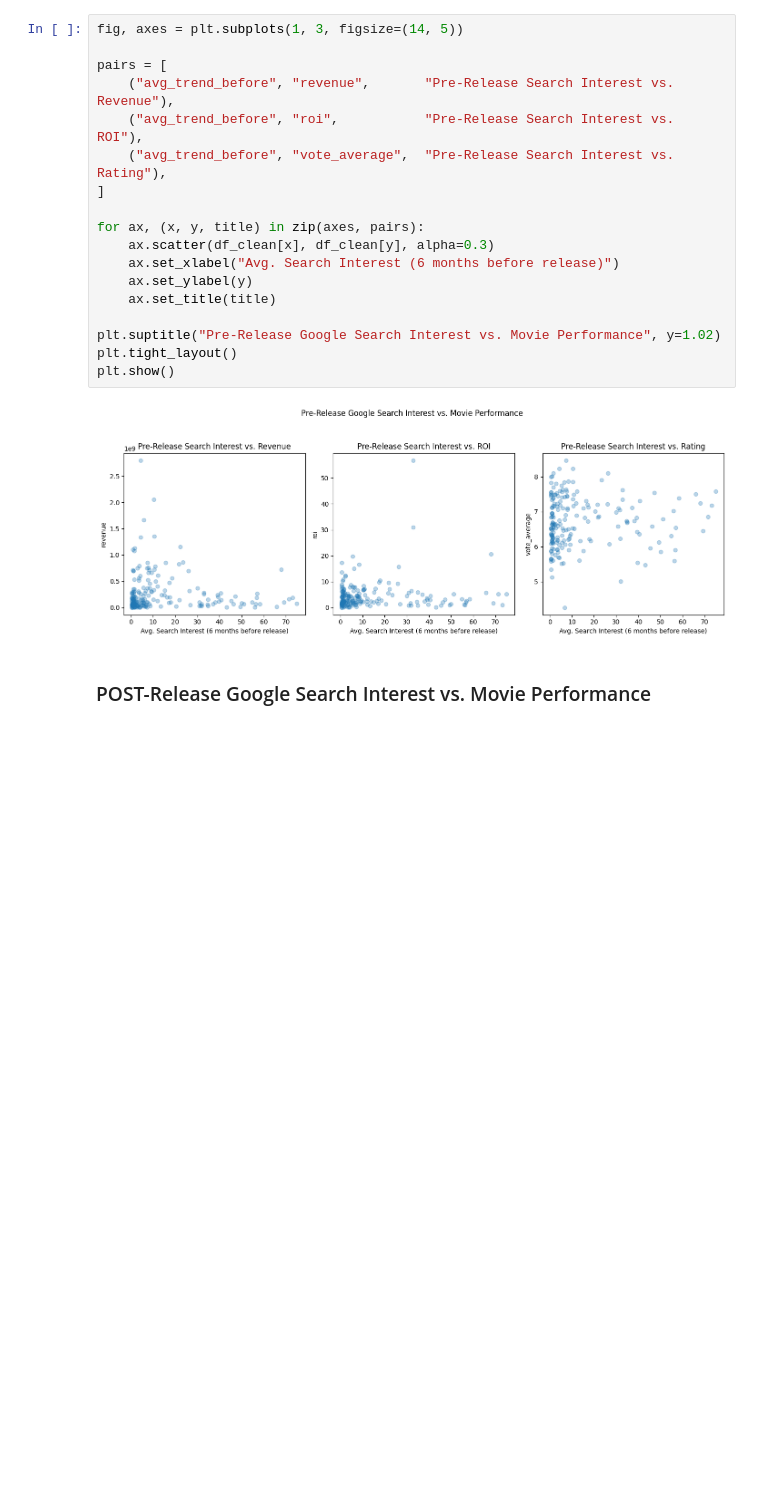
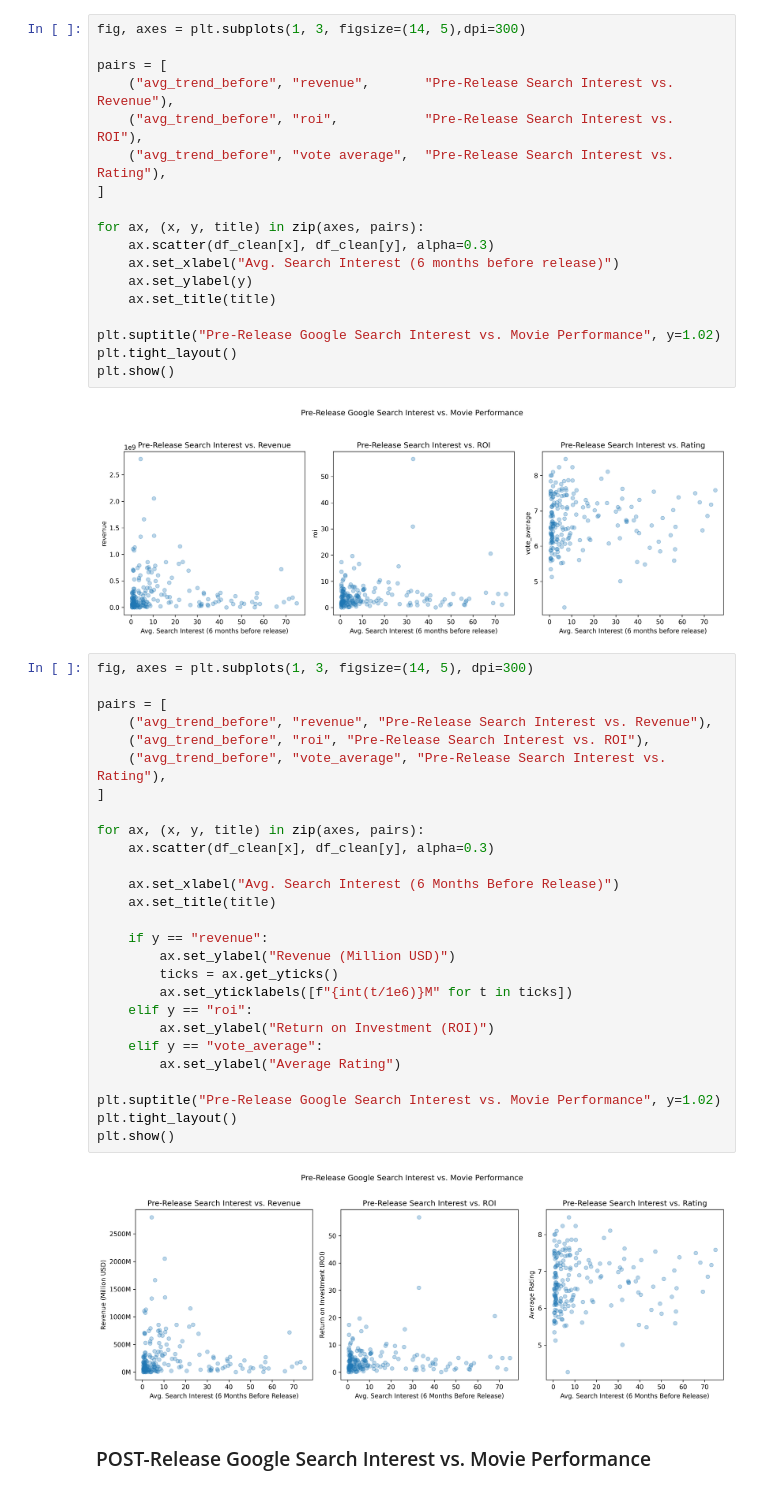
Before and after one commit to Babayaga069/ds_project, a Jupyter notebook: Questions/Q9/analyze.ipynb, the cells around one changed output. Cells and saved outputs as stored; diff of their text form; blank space fills up the shorter version.

```diff
--- a/Questions/Q9/analyze.ipynb
+++ b/Questions/Q9/analyze.ipynb
@@ -51,12 +51,12 @@ corr[["avg_trend_before", "avg_trend_after"]]
 # %% [markdown]
 ### PRE-Release Google Search Interest vs. Movie Performance
 # %%
-fig, axes = plt.subplots(1, 3, figsize=(14, 5))
+fig, axes = plt.subplots(1, 3, figsize=(14, 5),dpi=300)
 
 pairs = [
     ("avg_trend_before", "revenue",       "Pre-Release Search Interest vs. Revenue"),
     ("avg_trend_before", "roi",           "Pre-Release Search Interest vs. ROI"),
-    ("avg_trend_before", "vote_average",  "Pre-Release Search Interest vs. Rating"),
+    ("avg_trend_before", "vote average",  "Pre-Release Search Interest vs. Rating"),
 ]
 
 for ax, (x, y, title) in zip(axes, pairs):
@@ -70,6 +70,35 @@ plt.tight_layout()
 plt.show()
 # %% [output]
 [figure]
+# %%
+fig, axes = plt.subplots(1, 3, figsize=(14, 5), dpi=300)
+
+pairs = [
+    ("avg_trend_before", "revenue", "Pre-Release Search Interest vs. Revenue"),
+    ("avg_trend_before", "roi", "Pre-Release Search Interest vs. ROI"),
+    ("avg_trend_before", "vote_average", "Pre-Release Search Interest vs. Rating"),
+]
+
+for ax, (x, y, title) in zip(axes, pairs):
+    ax.scatter(df_clean[x], df_clean[y], alpha=0.3)
+
+    ax.set_xlabel("Avg. Search Interest (6 Months Before Release)")
+    ax.set_title(title)
+
+    if y == "revenue":
+        ax.set_ylabel("Revenue (Million USD)")
+        ticks = ax.get_yticks()
+        ax.set_yticklabels([f"{int(t/1e6)}M" for t in ticks])
+    elif y == "roi":
+        ax.set_ylabel("Return on Investment (ROI)")
+    elif y == "vote_average":
+        ax.set_ylabel("Average Rating")
+
+plt.suptitle("Pre-Release Google Search Interest vs. Movie Performance", y=1.02)
+plt.tight_layout()
+plt.show()
+# %% [output]
+[figure, added]
 # %% [markdown]
 ### POST-Release Google Search Interest vs. Movie Performance
 # %%
```
Also changed, not shown: parts of 1 cell of this notebook, 7 other files.
